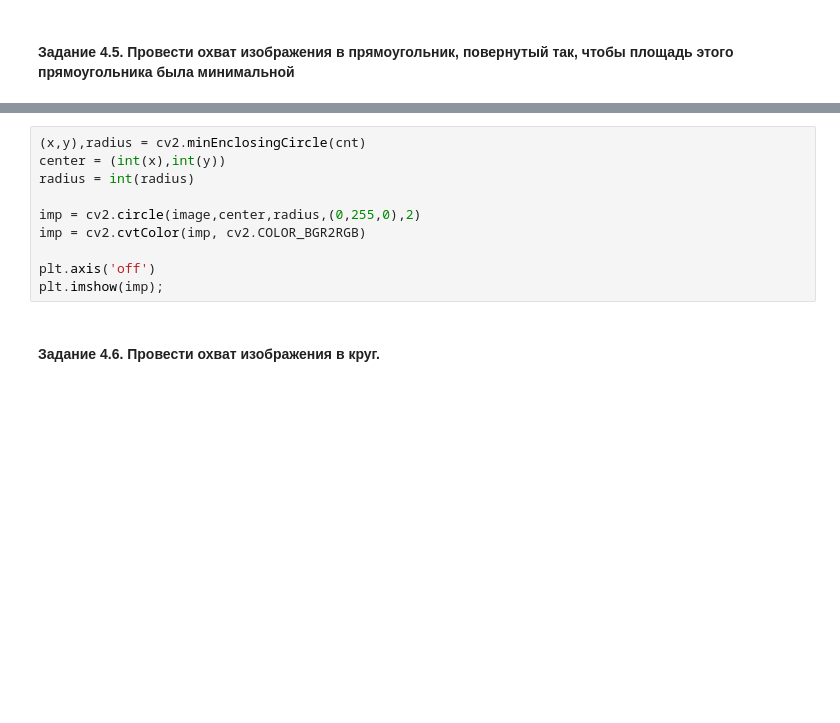
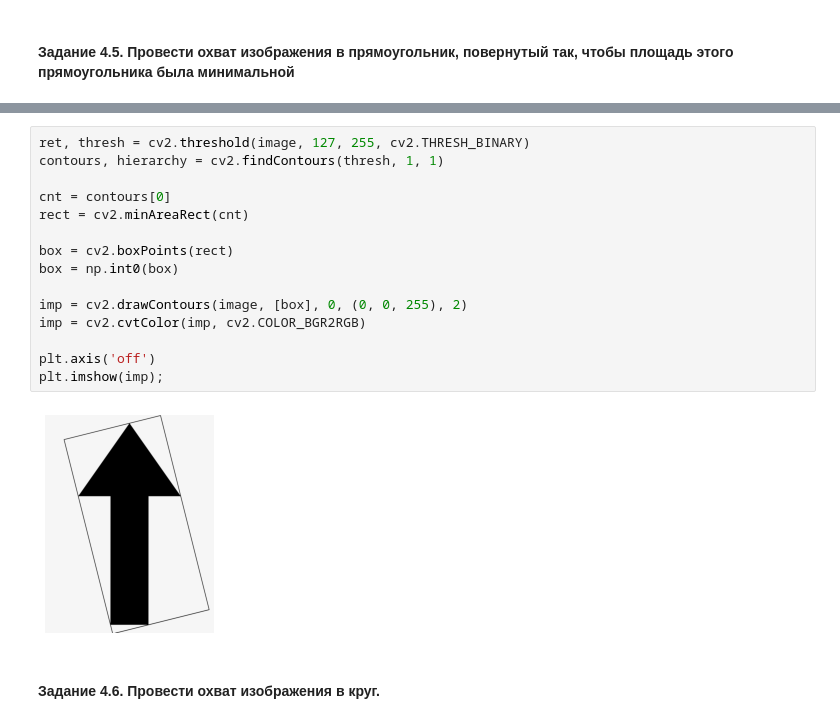
Before and after one commit to obrMaria/TRO_10, a Jupyter notebook: notebook/общие.ipynb, the cells around one changed output, grey strips where cells are left out. Cells and saved outputs as stored; diff of their text form; blank space fills up the shorter version.

```diff
--- a/notebook/общие.ipynb
+++ b/notebook/общие.ipynb
@@ -98,13 +105,20 @@ plt.imshow(image);
 # %%
-(x,y),radius = cv2.minEnclosingCircle(cnt)
-center = (int(x),int(y))
-radius = int(radius)
+ret, thresh = cv2.threshold(image, 127, 255, cv2.THRESH_BINARY)
+contours, hierarchy = cv2.findContours(thresh, 1, 1)
 
-imp = cv2.circle(image,center,radius,(0,255,0),2)
+cnt = contours[0]
+rect = cv2.minAreaRect(cnt)
+
+box = cv2.boxPoints(rect)
+box = np.int0(box)
+
+imp = cv2.drawContours(image, [box], 0, (0, 0, 255), 2)
 imp = cv2.cvtColor(imp, cv2.COLOR_BGR2RGB)
 
 plt.axis('off')
 plt.imshow(imp);
+# %% [output]
+[figure, added]
 # %% [markdown]
 #### Задание 4.6. Провести охват изображения в круг.
 # %%
```
Also changed, not shown: parts of 17 cells of this notebook, 4 other files.
